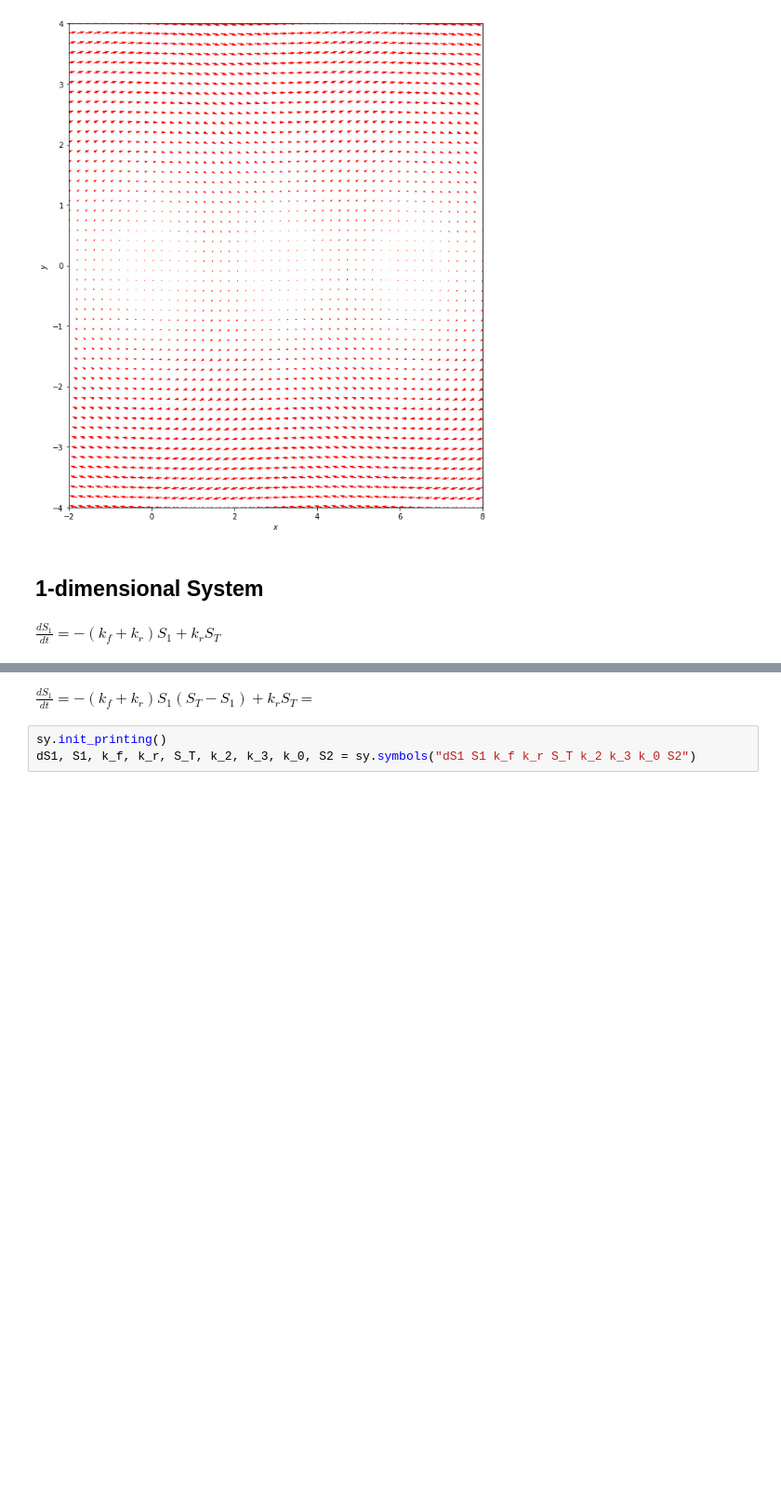
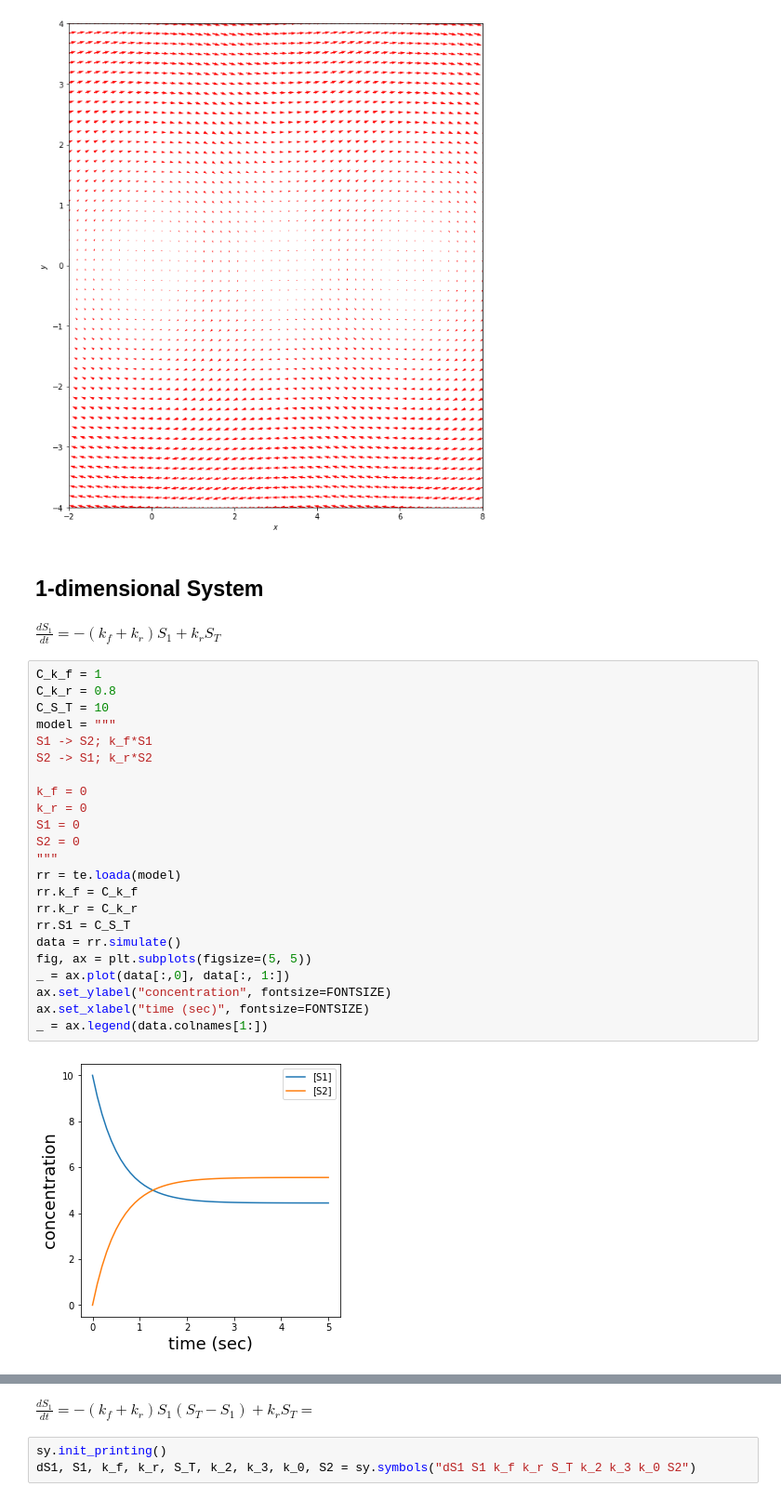
Before and after one commit to ModelEngineering/advancing-biomedical-models, a Jupyter notebook: lecture_2/lecture_2.ipynb, the cells around one changed output, grey strips where cells are left out. Shown: that part at 93% size. Saved outputs shown, nothing was run; the diff lists cells and outputs as text; blank space fills up the shorter version.

```diff
--- a/lecture_2/lecture_2.ipynb
+++ b/lecture_2/lecture_2.ipynb
@@ -61,4 +62,29 @@ plotPhase(xlim, ylim, dFunc, numPt=numPt)
 ## 1-dimensional System
 # %% [markdown]
 $\frac{dS_1}{dt} = -(k_f +k_r)S_1 + k_r S_T$
+# %%
+C_k_f = 1
+C_k_r = 0.8
+C_S_T = 10
+model = """
+S1 -> S2; k_f*S1
+S2 -> S1; k_r*S2
+
+k_f = 0
+k_r = 0
+S1 = 0
+S2 = 0
+"""
+rr = te.loada(model)
+rr.k_f = C_k_f
+rr.k_r = C_k_r
+rr.S1 = C_S_T
+data = rr.simulate()
+fig, ax = plt.subplots(figsize=(5, 5))
+_ = ax.plot(data[:,0], data[:, 1:])
+ax.set_ylabel("concentration", fontsize=FONTSIZE)
+ax.set_xlabel("time (sec)", fontsize=FONTSIZE)
+_ = ax.legend(data.colnames[1:])
+# %% [output]
+[figure, added]
 # %%
```
Also changed, not shown: parts of 8 cells of this notebook.
